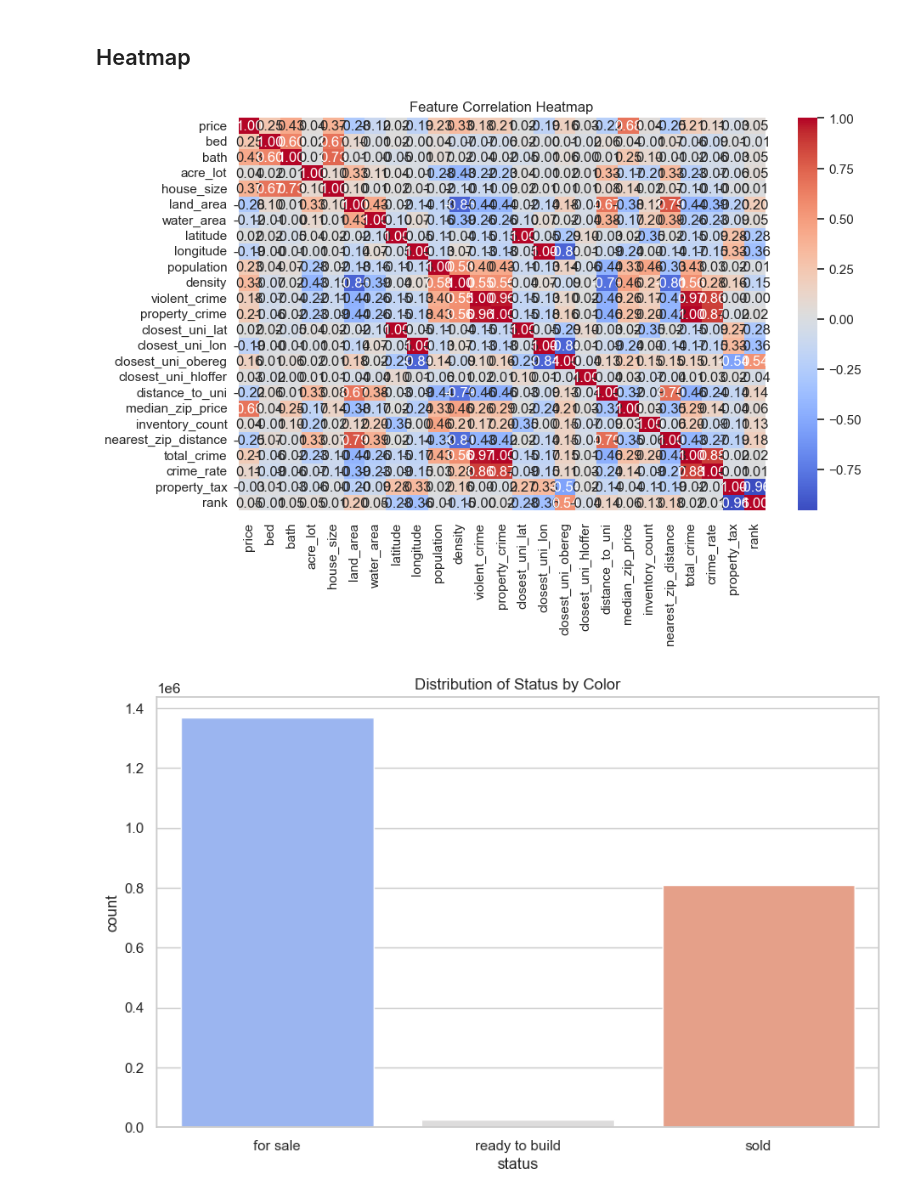
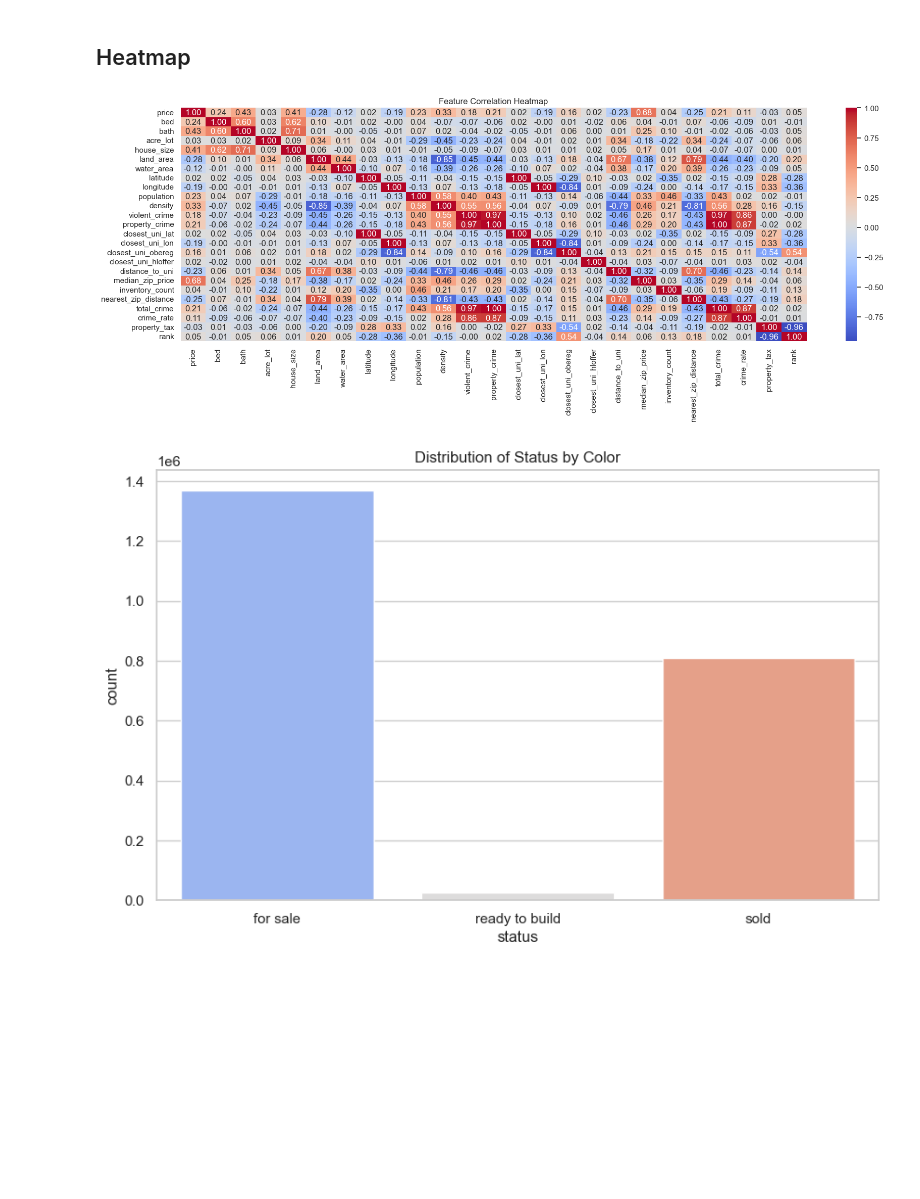
Before and after one commit to SatrunsDream/DSC148-Project, a Jupyter notebook: Case_Study.ipynb, the cells around one changed output. Saved outputs shown, nothing was run; the diff lists cells and outputs as text; code cells hidden in the pictures; blank space fills up the shorter version.

```diff
--- a/Case_Study.ipynb
+++ b/Case_Study.ipynb
@@ -1076,12 +1096,12 @@ plt.show()
 ## Heatmap
 # %%
 numeric_data = realtor_data.select_dtypes(include=['number'])
-plt.figure(figsize=(10, 6))
+plt.figure(figsize=(20, 6))
 sns.heatmap(numeric_data.corr(), annot=True, cmap='coolwarm', fmt=".2f")
 plt.title("Feature Correlation Heatmap")
 plt.show()
 # %% [output]
-[figure, old version]
+[figure, new version]
 # %%
 sns.set(style="whitegrid")
 plt.figure(figsize=(10, 6))
```
Also changed, not shown: parts of 44 cells of this notebook.
